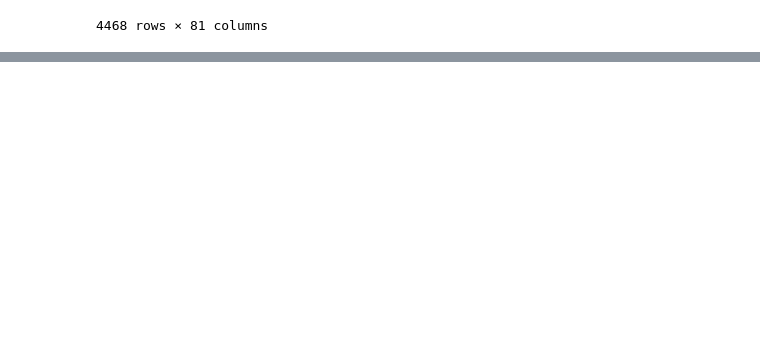
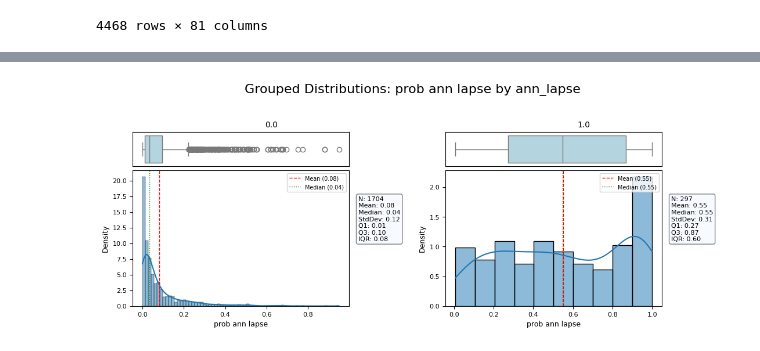
Before and after one commit to Christine-H-code/LapseRate_modeling, a Jupyter notebook: Inception/At_Inception_Models.ipynb, the cells around one changed output, grey strips where cells are left out. Saved outputs shown, nothing was run; the diff lists cells and outputs as text; code cells hidden in the pictures; blank space fills up the shorter version.

Commit message:
Investigating scored data

```diff
--- a/Inception/At_Inception_Models.ipynb
+++ b/Inception/At_Inception_Models.ipynb
@@ -600,0 +936,12 @@ new_data
+# %%
+data=scored_data[['policy_name','pred 3m lapse',
+       'prob 3m lapse', 'pred 6m lapse', 'prob 6m lapse', 'pred y1 lapse',
+       'prob y1 lapse', 'pred lapse', 'prob lapse', 'pred ann lapse',
+       'prob ann lapse']].merge(orginal_data,how='inner',on='policy_name')
+data=data.merge(old_data[['policy_name','sale_date']],how='left',on='policy_name')
+# %%
+data['lead_provider_groups']= data['lead_provider_name'].apply(lead_prov_grouping)
+# %%
+data['sale_month'] = pd.to_datetime(data['sale_date']).dt.month
+# %%
+data['sale date'] = pd.to_datetime(data['sale_date']).dt.to_period('M')
@@ -600,0 +1004,17 @@ new_data
+# %%
+#['policy_name', 'pred 3m lapse', 'prob 3m lapse', 'pred 6m lapse',
+#       'prob 6m lapse', 'pred y1 lapse', 'prob y1 lapse', 'pred lapse',
+#       'prob lapse', 'pred ann lapse', 'prob ann lapse', 'age', 'income', 'eml',
+#       'pml','benefits_count',
+#       'last_benefit_amount', 'cover_amount_full', 'total_funeral_premium',
+#       'funeral_count', 'original_premium', 'duration_policy_start_delay',
+#       '# calls', '# calls contacted', 'res_code_QA_sum',
+#       'res_code_claims_sum', 'res_code_no interest_sum', 'res_code_other_sum',
+#       'res_code_payment_sum', 'res_code_quote_sum', 'res_code_sale_sum',
+#       'res_code_update_sum', 'lapse_flag', 'inflation', 'unemployment rate',
+#       '3month_lapse', '6month_lapse', '1yr_lapse', 'ann_lapse', ]
+
+value_col=  'prob ann lapse'
+plot_grouped_distributions(data, value_col, category_col='ann_lapse',cat_list = [], main_title="Grouped Distributions")
+# %% [output]
+[figure, added]
```
Also changed, not shown: parts of 25 cells of this notebook.
